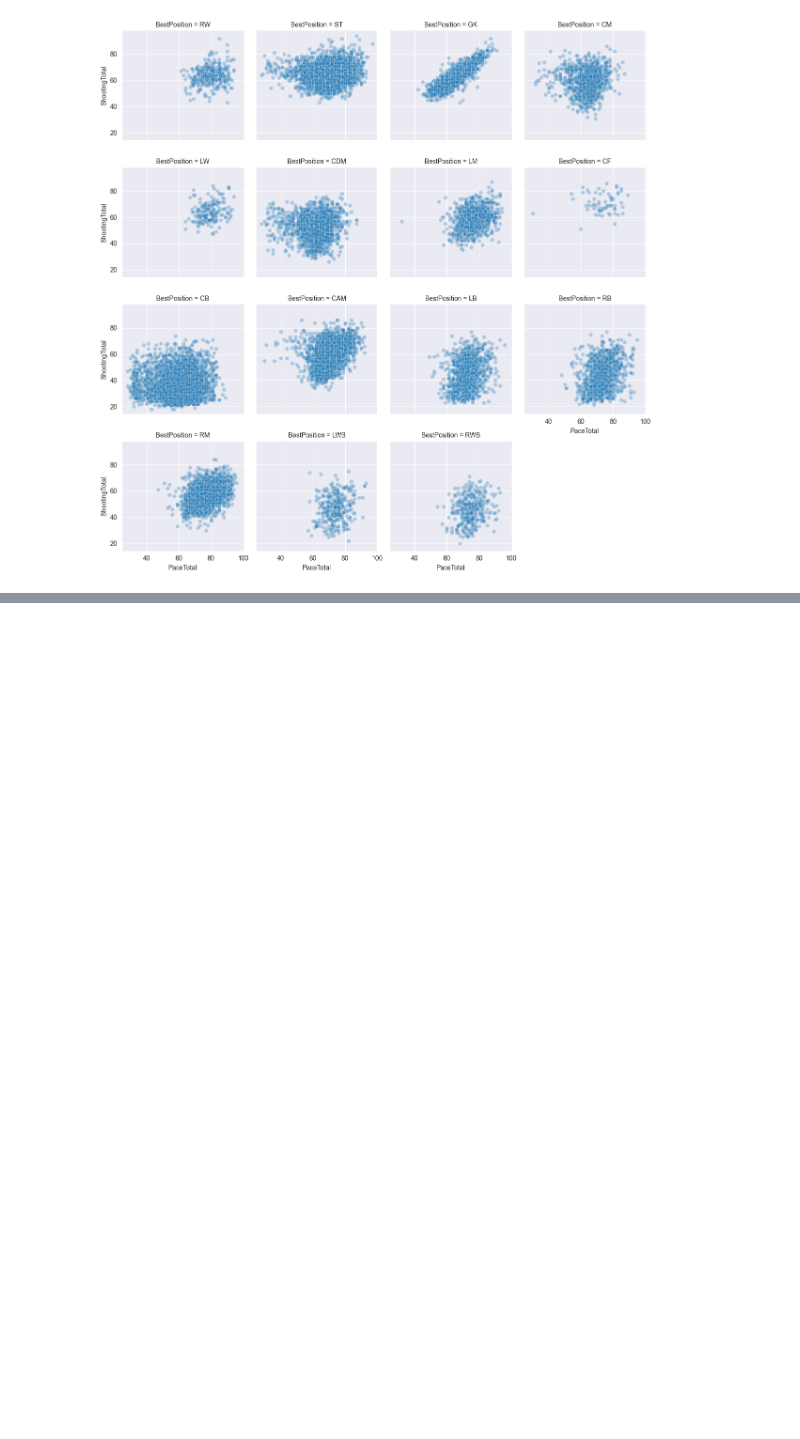
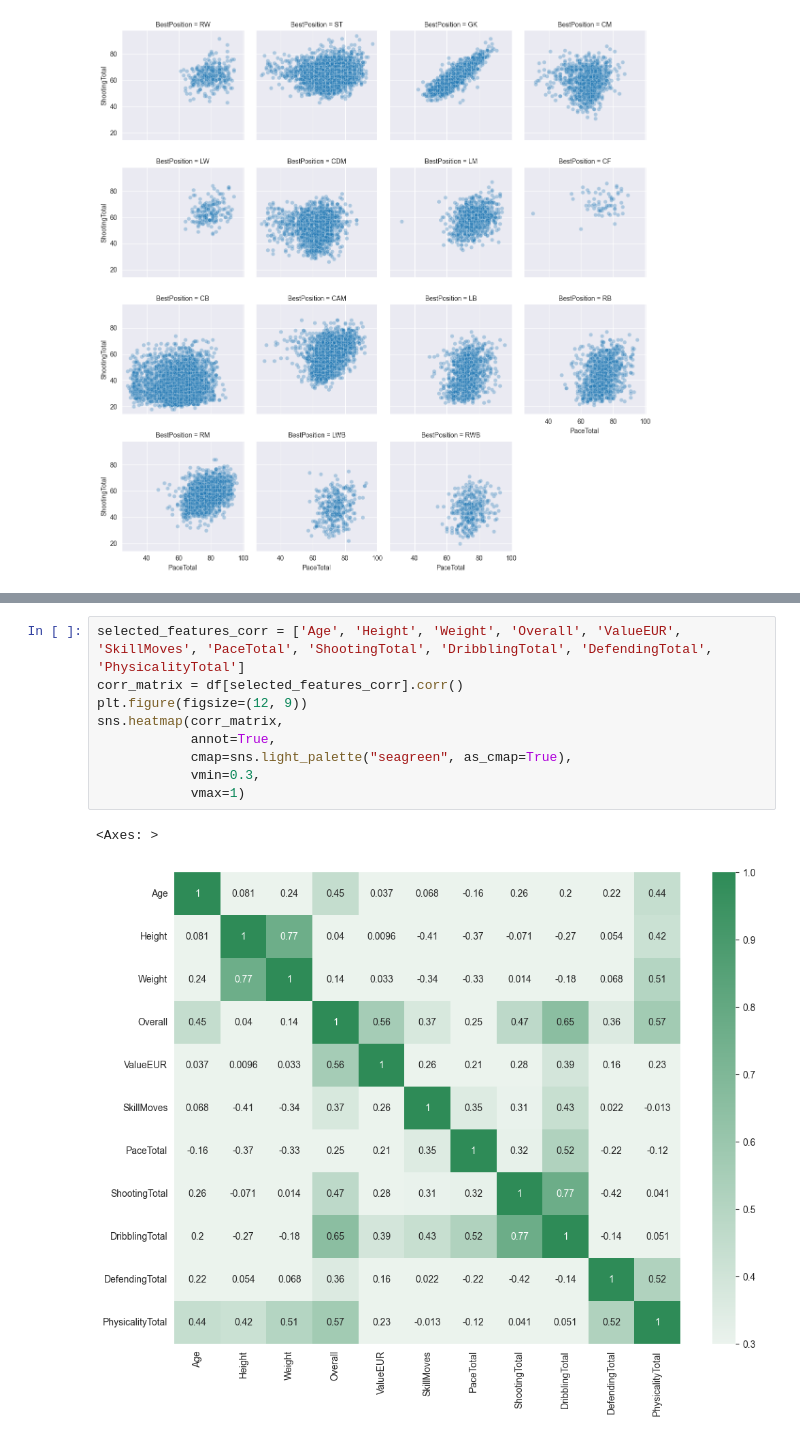
Before and after one commit to NujanZh/fifa22-project, a Jupyter notebook: l_third_method.ipynb, the cells around one changed output, grey strips where cells are left out. Saved outputs shown, nothing was run; the diff lists cells and outputs as text; blank space fills up the shorter version.

```diff
--- a/l_third_method.ipynb
+++ b/l_third_method.ipynb
@@ -72,0 +103,12 @@ sns.lineplot(data=df_grouped, x='Age', y='ShootingTotal')
+# %%
+selected_features_corr = ['Age', 'Height', 'Weight', 'Overall', 'ValueEUR', 'SkillMoves', 'PaceTotal', 'ShootingTotal', 'DribblingTotal', 'DefendingTotal', 'PhysicalityTotal']
+corr_matrix = df[selected_features_corr].corr()
+plt.figure(figsize=(12, 9))
+sns.heatmap(corr_matrix,
+            annot=True,
+            cmap=sns.light_palette("seagreen", as_cmap=True),
+            vmin=0.3,
+            vmax=1)
+# %% [output]
+<Axes: >
+[figure, added]
```
Also changed, not shown: parts of 4 cells of this notebook, 1 other file.
